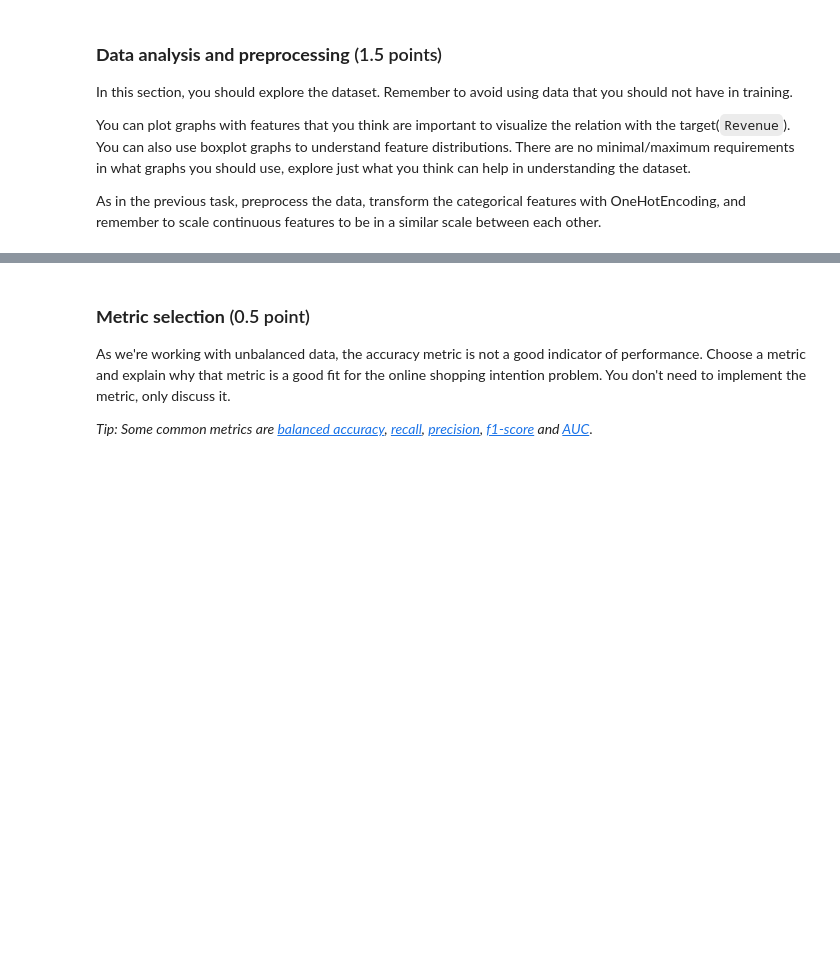
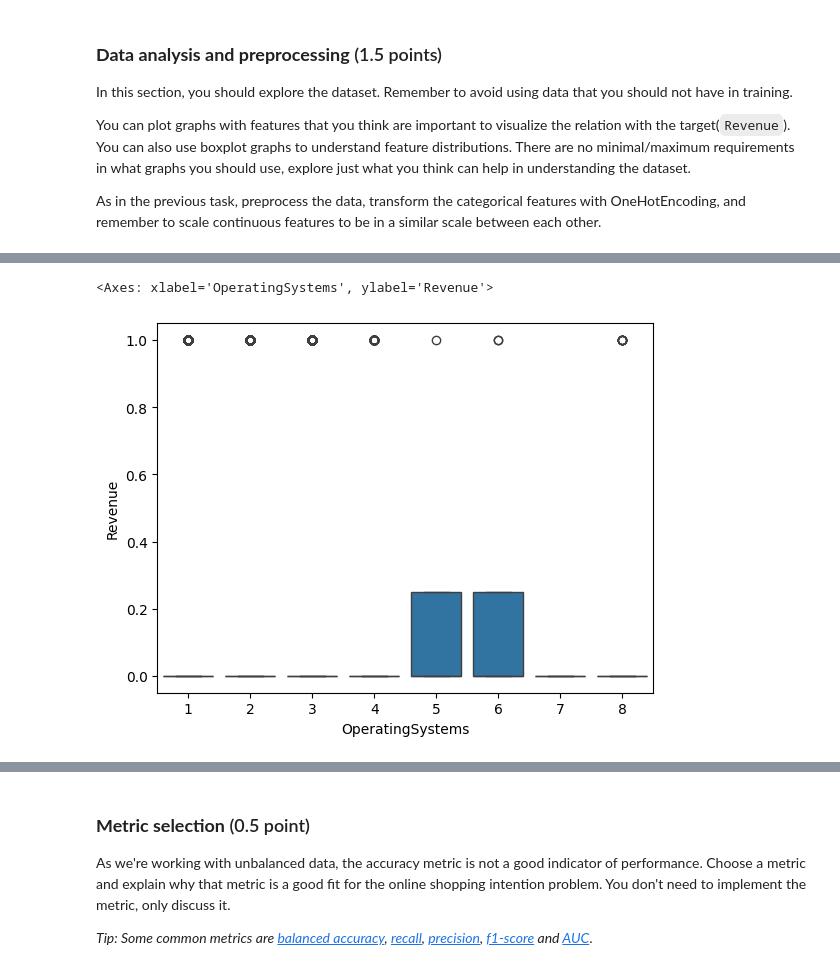
Before and after one commit to TheDeas343/MC886, a Jupyter notebook: Projects/P2/MC886_T2.ipynb, the cells around one changed output, grey strips where cells are left out. Saved outputs shown, nothing was run; the diff lists cells and outputs as text; code cells hidden in the pictures; blank space fills up the shorter version.

```diff
--- a/Projects/P2/MC886_T2.ipynb
+++ b/Projects/P2/MC886_T2.ipynb
@@ -74,0 +150,5 @@ As in the previous task, preprocess the data, transform the categorical features
+# %%
+sns.boxplot(x = X_train['OperatingSystems'], y =y_train)
+# %% [output]
+<Axes: xlabel='OperatingSystems', ylabel='Revenue'>
+[figure, added]
```
Also changed, not shown: parts of 7 cells of this notebook.
